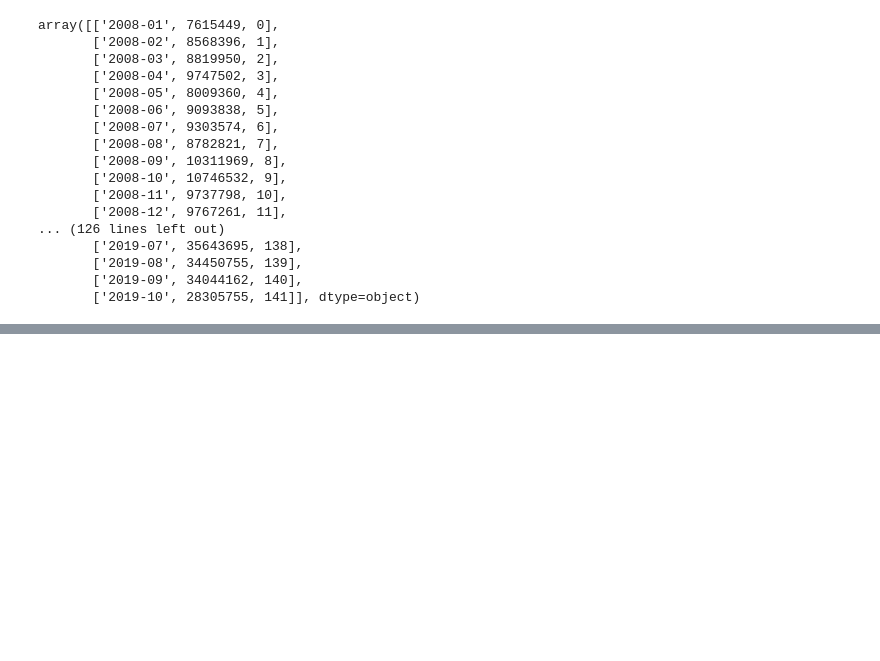
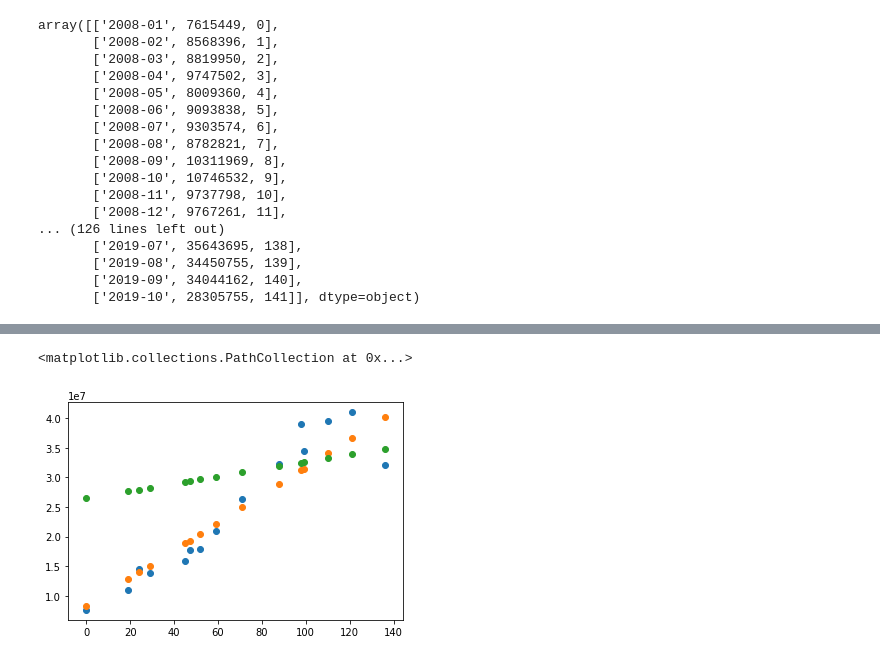
Before and after one commit to windyinwind/ML_sales_predict, a Jupyter notebook: Sales Prediction.ipynb, the cells around one changed output, grey strips where cells are left out. Drawn from its saved outputs; the diff is of its cells as text; code cells hidden in the pictures; blank space fills up the shorter version.

```diff
--- a/Sales Prediction.ipynb
+++ b/Sales Prediction.ipynb
@@ -188,0 +197,9 @@ plt.scatter(X_test, predicts)
+# %%
+predicts_12 = reg_last_one_year.predict(X_test)
+# %%
+plt.scatter(X_test, y_test)
+plt.scatter(X_test, predicts)
+plt.scatter(X_test, predicts_12)
+# %% [output]
+<matplotlib.collections.PathCollection at 0x...>
+[figure, added]
```
Also changed, not shown: parts of 38 cells of this notebook, 1 other file.
